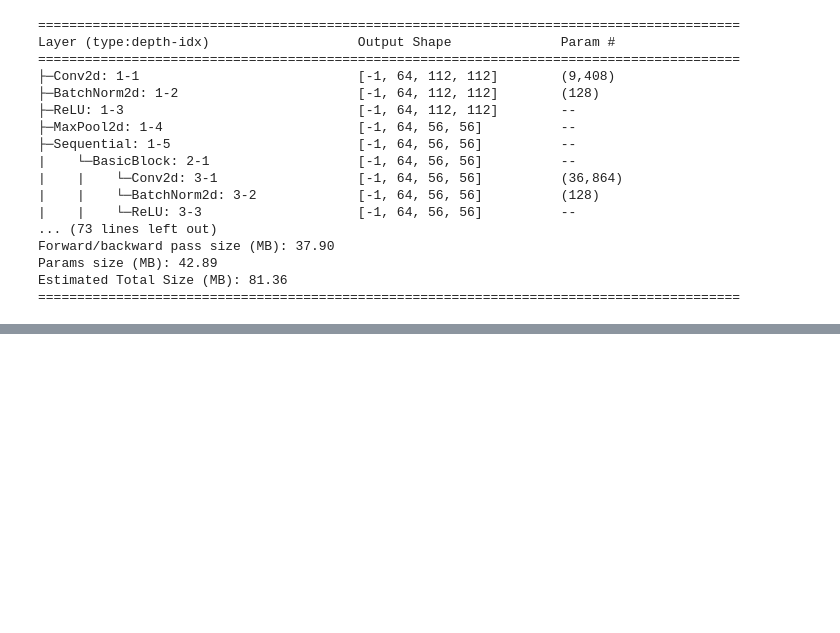
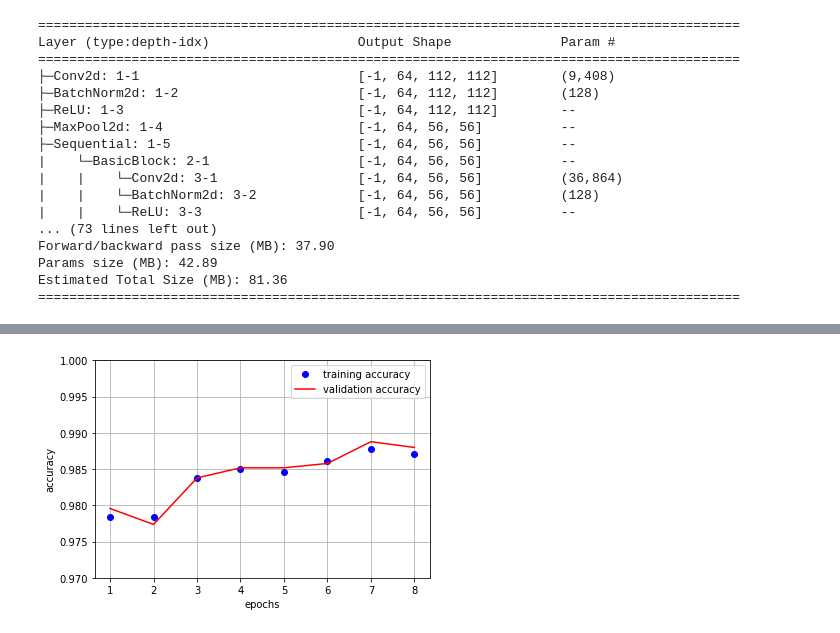
Before and after one commit to geminik23/cv_transfer_learning_with_resnet, a Jupyter notebook: resnet_transfer_learning.ipynb, the cells around one changed output, grey strips where cells are left out. Drawn from its saved outputs; the diff is of its cells as text; code cells hidden in the pictures; blank space fills up the shorter version.

```diff
--- a/resnet_transfer_learning.ipynb
+++ b/resnet_transfer_learning.ipynb
@@ -138,9 +134,9 @@ optim = Adam(model.parameters(), lr=LR)
 loss = nn.BCELoss()
 # %%
 # prepare the dataset
-train = CatDogDataset(train_path, EACH_MAX_COUNT)
+train = CatDogDataset(path)
 dl_train = DataLoader(train, batch_size=32, shuffle=True, drop_last = True)
-val = CatDogDataset(test_path, EACH_MAX_COUNT)
+val = CatDogDataset(path, is_test=True)
 dl_val = DataLoader(val, batch_size=32, shuffle=True, drop_last = True)
 # %%
 def train(x, y, model, optim, loss):
@@ -190,10 +195,12 @@ for e in range(NUM_EPOCH):
 # %%
 plot_x = np.arange(NUM_EPOCH)+1
 plt.plot(plot_x, train_accuracy, 'bo', label='training accuracy')
 plt.plot(plot_x, val_accuracy, 'r', label='validation accuracy')
 plt.xlabel('epochs')
 plt.ylabel('accuracy')
-plt.ylim(0.4,1)
+plt.ylim(0.97,1)
 plt.legend()
 plt.grid('off')
 plt.show()
+# %% [output]
+[figure, added]
```
Also changed, not shown: parts of 6 cells of this notebook.
